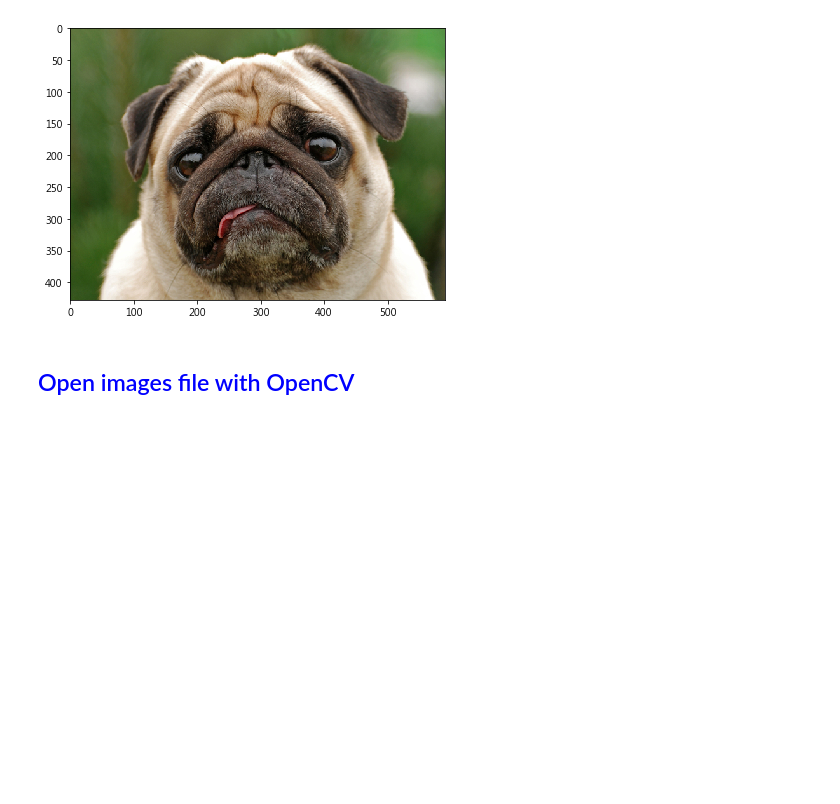
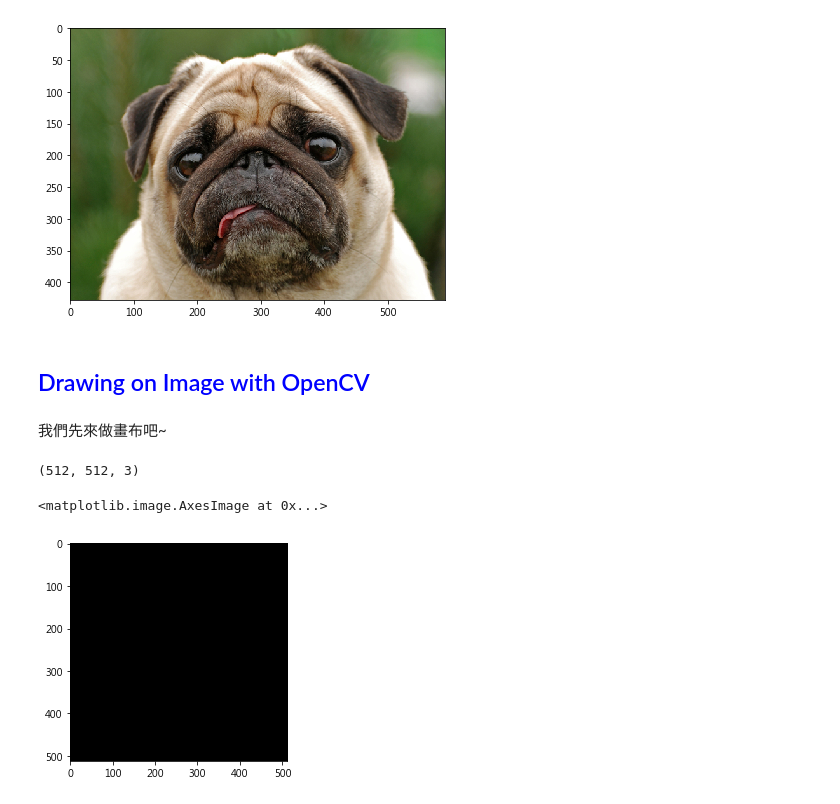
Before and after one commit to ChengYiLin/Python, a Jupyter notebook: python for computer vision/Unit 2 - Image Basics with OpenCV.ipynb, the cells around one changed output. Drawn from its saved outputs; the diff is of its cells as text; code cells hidden in the pictures; blank space fills up the shorter version.

```diff
--- a/python for computer vision/Unit 2 - Image Basics with OpenCV.ipynb
+++ b/python for computer vision/Unit 2 - Image Basics with OpenCV.ipynb
@@ -161,4 +161,4 @@ ax.imshow(flip_img)
 <matplotlib.image.AxesImage at 0x...>
 [figure]
 # %% [markdown]
-## <font color="blue">Open images file with OpenCV</font>
+## <font color="blue">Drawing on Image with OpenCV</font>
@@ -164,0 +171,12 @@ ax.imshow(flip_img)
+# %% [markdown]
+我們先來做畫布吧~
+# %%
+blank = np.zeros( (512,512,3) )
+blank.shape
+# %% [output]
+(512, 512, 3)
+# %%
+plt.imshow(blank)
+# %% [output]
+<matplotlib.image.AxesImage at 0x...>
+[figure, added]
```
Also changed, not shown: parts of 27 cells of this notebook.
